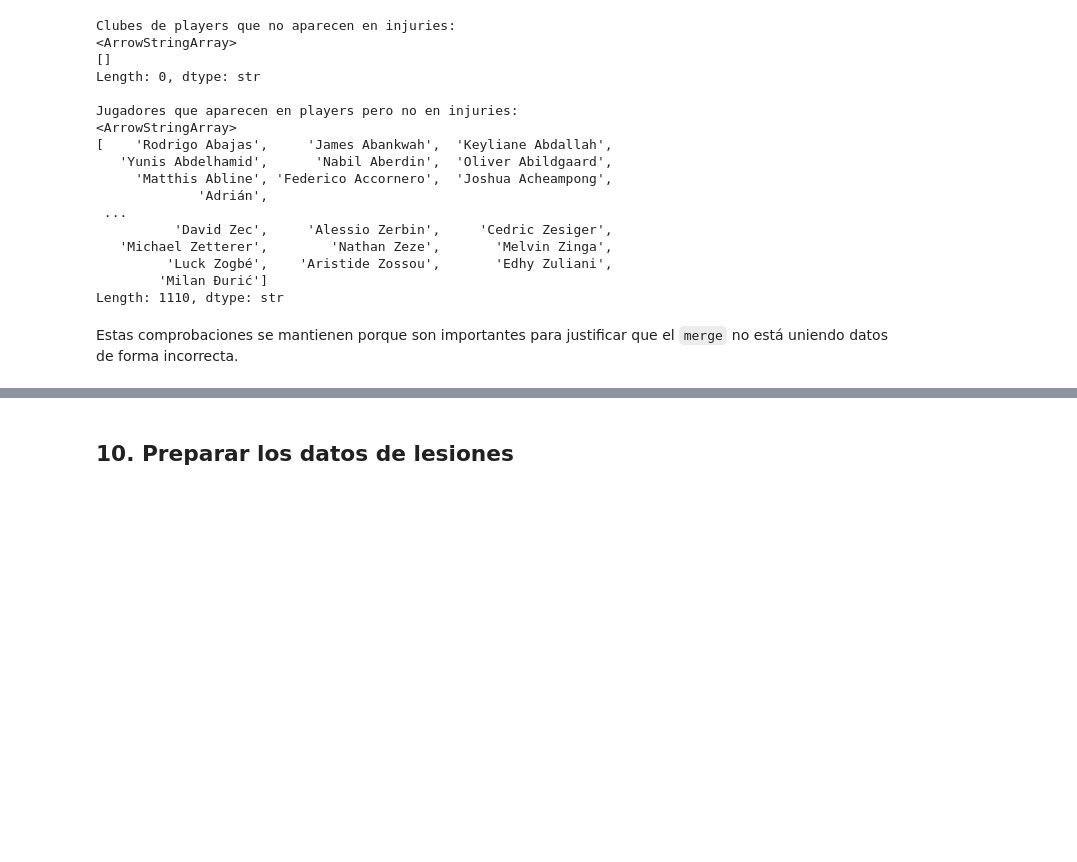
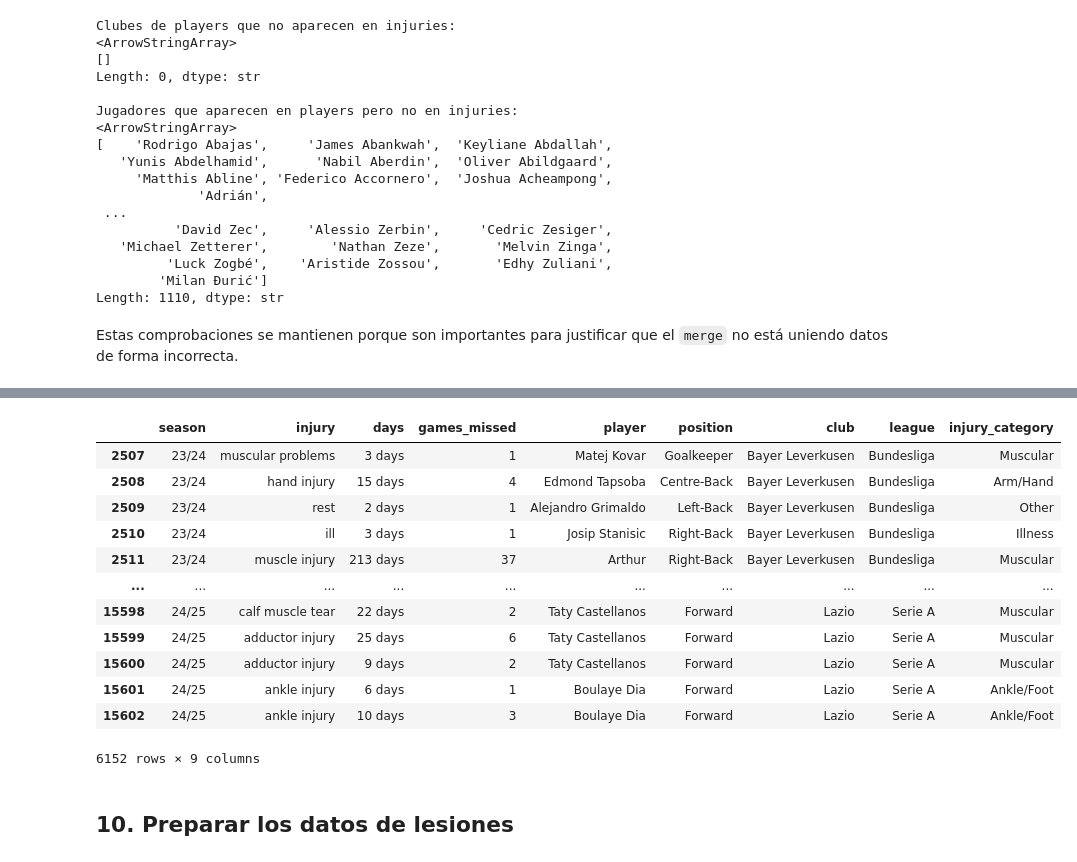
Before and after one commit to MMEKUSS/PROYECTO_FUTBOL, a Jupyter notebook: Proyecto_Futbol_ordenado.ipynb, the cells around one changed output, grey strips where cells are left out. Drawn from its saved outputs; the diff is of its cells as text; code cells hidden in the pictures; blank space fills up the shorter version.

```diff
--- a/Proyecto_Futbol_ordenado.ipynb
+++ b/Proyecto_Futbol_ordenado.ipynb
@@ -348,3 +369,22 @@ Estas comprobaciones se mantienen porque son importantes para justificar que el
+# %%
+
+df_injuries = ff.limpiar_lesiones(df_injuries)
+# %%
+df_injuries
+# %% [output]
+|  | season | injury | days | games_missed | player | position | club | league | injury_category |
+| 2507 | 23/24 | muscular problems | 3 days | 1 | Matej Kovar | Goalkeeper | Bayer Leverkusen | Bundesliga | Muscular |
+| 2508 | 23/24 | hand injury | 15 days | 4 | Edmond Tapsoba | Centre-Back | Bayer Leverkusen | Bundesliga | Arm/Hand |
+| 2509 | 23/24 | rest | 2 days | 1 | Alejandro Grimaldo | Left-Back | Bayer Leverkusen | Bundesliga | Other |
+| 2510 | 23/24 | ill | 3 days | 1 | Josip Stanisic | Right-Back | Bayer Leverkusen | Bundesliga | Illness |
+| 2511 | 23/24 | muscle injury | 213 days | 37 | Arthur | Right-Back | Bayer Leverkusen | Bundesliga | Muscular |
+| ... | ... | ... | ... | ... | ... | ... | ... | ... | ... |
+| 15598 | 24/25 | calf muscle tear | 22 days | 2 | Taty Castellanos | Forward | Lazio | Serie A | Muscular |
+| 15599 | 24/25 | adductor injury | 25 days | 6 | Taty Castellanos | Forward | Lazio | Serie A | Muscular |
+| 15600 | 24/25 | adductor injury | 9 days | 2 | Taty Castellanos | Forward | Lazio | Serie A | Muscular |
+| 15601 | 24/25 | ankle injury | 6 days | 1 | Boulaye Dia | Forward | Lazio | Serie A | Ankle/Foot |
+| 15602 | 24/25 | ankle injury | 10 days | 3 | Boulaye Dia | Forward | Lazio | Serie A | Ankle/Foot |
+6152 rows × 9 columns
 # %% [markdown]
 ## 10. Preparar los datos de lesiones
 # %%
```
Also changed, not shown: parts of 32 cells of this notebook, 4 other files.
